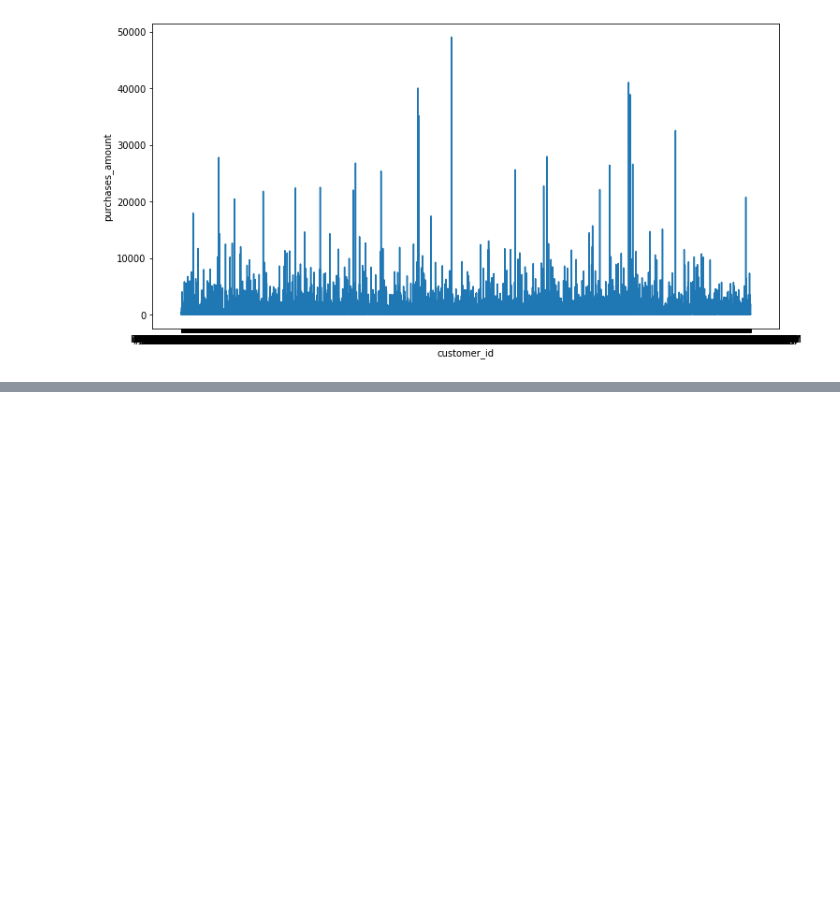
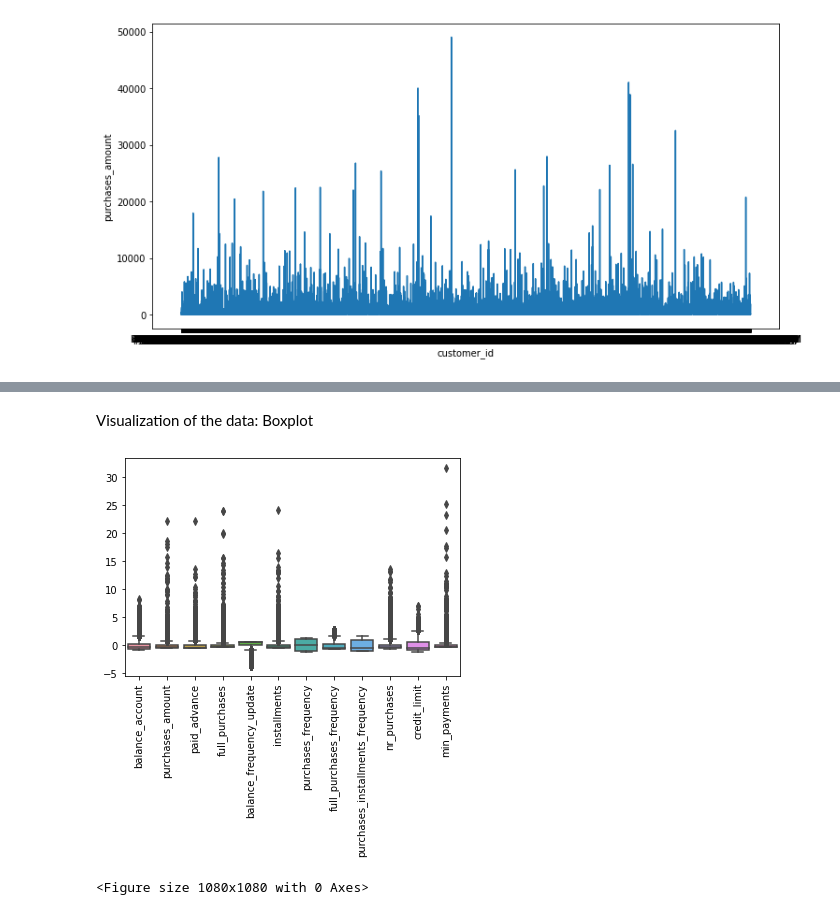
Before and after one commit to nattzza/AutoML-Data-Challenge, a Jupyter notebook: ML_Day_9_Credit_Card_Customer_Segmentation.ipynb, the cells around one changed output, grey strips where cells are left out. Saved outputs shown, nothing was run; the diff lists cells and outputs as text; code cells hidden in the pictures; blank space fills up the shorter version.

```diff
--- a/ML_Day_9_Credit_Card_Customer_Segmentation.ipynb
+++ b/ML_Day_9_Credit_Card_Customer_Segmentation.ipynb
@@ -141,0 +321,12 @@ Name: purchases_amount, dtype: float64
+# %% [markdown]
+Visualization of the data: Boxplot
+# %%
+scaler = StandardScaler() # Scaling the data so the plot makes sense once it is ploted
+data_scaled = pd.DataFrame(scaler.fit_transform(df), columns=df.columns)
+ax = sns.boxplot(data=data_scaled)
+plt.setp(ax.get_xticklabels(), rotation=90)
+plt.figure(figsize=(15,15))
+plt.show()
+# %% [output]
+[figure, added]
+<Figure size 1080x1080 with 0 Axes>
```
Also changed, not shown: parts of 39 cells of this notebook.
